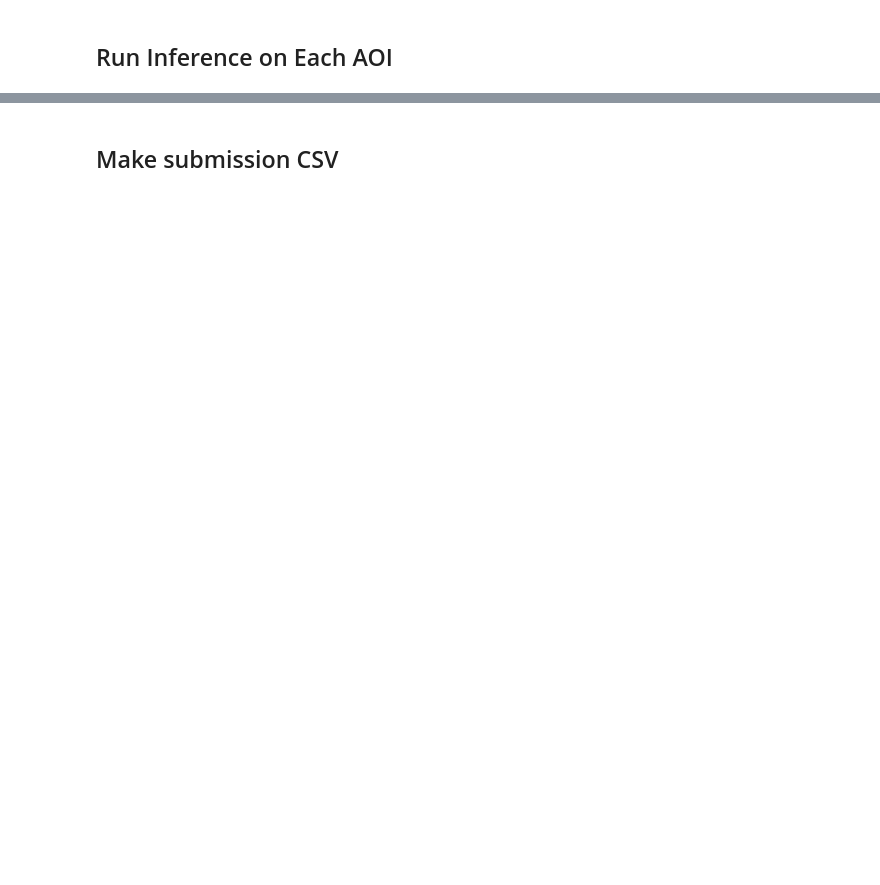
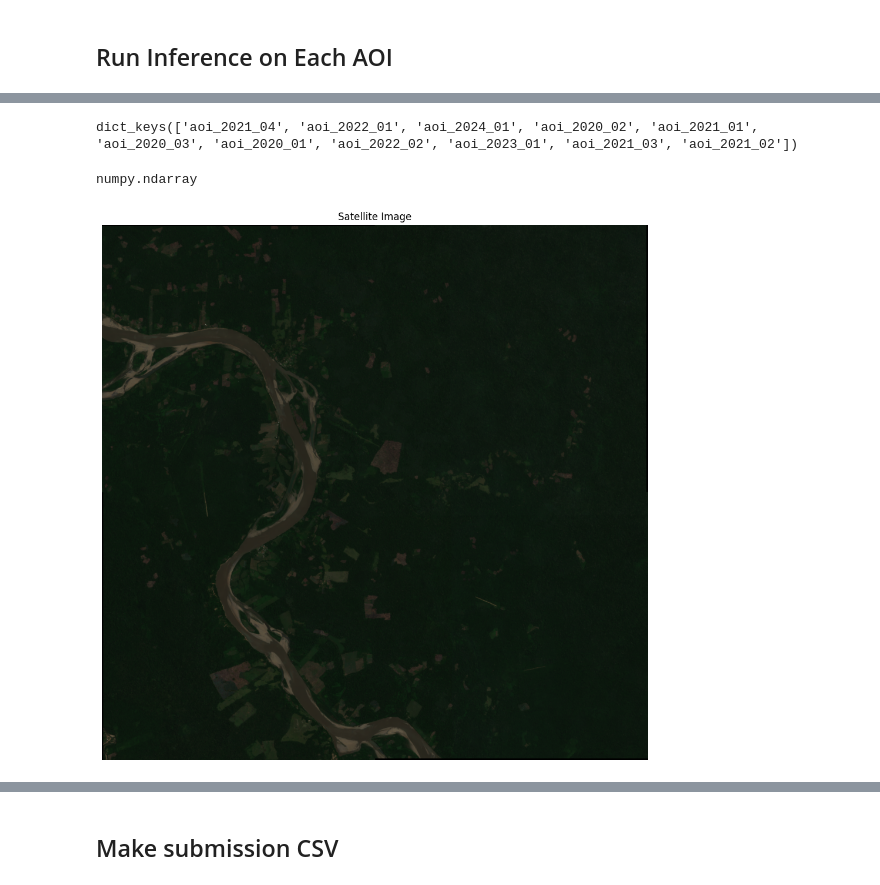
Before and after one commit to emilschmitz/secret-runway-detection, a Jupyter notebook: notebooks/inference.ipynb, the cells around one changed output, grey strips where cells are left out. Cells and saved outputs as stored; diff of their text form; code cells hidden in the pictures; blank space fills up the shorter version.

```diff
--- a/notebooks/inference.ipynb
+++ b/notebooks/inference.ipynb
@@ -76,13 +76,11 @@ Using device: cpu
 # %% [markdown]
  ## Configuration Parameters
 # %%
-DEBUG = True
+DEBUG = False
 
-ADD_BUFFER = True
-BUFFER_TYPE = 'cross'
 
 # Tile and AOI parameters
-TILE_SIDE_LEN = 10.0  # in meters
+# TILE_SIDE_LEN = 10.0  # in meters
 # AOI_HEIGHT = 15270.0  # in meters
 # AOI_WIDTH = 15410.0   # in meters
 
@@ -91,19 +89,18 @@ TILE_SIDE_LEN = 10.0  # in meters
 
 # assert (TILE_SIDE_LEN == AOI_HEIGHT / ROWS_COUNT) and (TILE_SIDE_LEN == AOI_WIDTH / COLUMNS_COUNT)
 
-# Model input and output dimensions
-INPUT_IMAGE_SIDE_LEN_PX = 224  # in pixels
-TILES_PER_INPUT_AREA_LEN = 224  # Number of tiles per side in one input area
+# # Model input and output dimensions
+# INPUT_IMAGE_SIDE_LEN_PX = 224  # in pixels
+# TILES_PER_INPUT_AREA_LEN = 224  # Number of tiles per side in one input area
 
-# Number of input areas to cover the AOI
-INPUT_AREAS_VERTICALLY = 10
-INPUT_AREAS_HORIZONTALLY = 10
+# # Number of input areas to cover the AOI
+# INPUT_AREAS_VERTICALLY = 10
+# INPUT_AREAS_HORIZONTALLY = 10
 
 # Threshold for converting model outputs to binary predictions
-THRESHOLD = 0.5  # Adjust based on validation performance
 
 # Path to the trained model checkpoint
-RUN_PATH = 'esedx12/secret-runway-detection/f1e9mc58'
+RUN_PATH = 'esedx12/secret-runway-detection/50vu7qyn'
 
 # Path to save the submission CSVs
 SUBMISSION_CSV_DIR = 'submission_csvs'
@@ -359,0 +668,13 @@ for aoi_name, confidence_map in aoi_confidence_maps.items():
+# %%
+aoi_images_dict.keys()
+# %% [output]
+dict_keys(['aoi_2021_04', 'aoi_2022_01', 'aoi_2024_01', 'aoi_2020_02', 'aoi_2021_01', 'aoi_2020_03', 'aoi_2020_01', 'aoi_2022_02', 'aoi_2023_01', 'aoi_2021_03', 'aoi_2021_02'])
+# %%
+sample_aoi = 'aoi_2020_01'
+# sample_aoi = 'aoi_2022_02'
+
+
+satellite_image = prepare_satellite_image(aoi_images_dict[sample_aoi])
+type(satellite_image)
+# %% [output]
+numpy.ndarray
@@ -359,0 +683,4 @@ for aoi_name, confidence_map in aoi_confidence_maps.items():
+# %%
+plot_satellite_image(satellite_image)
+# %% [output]
+[figure, added]
```
Also changed, not shown: parts of 30 cells of this notebook, 5 other files.
